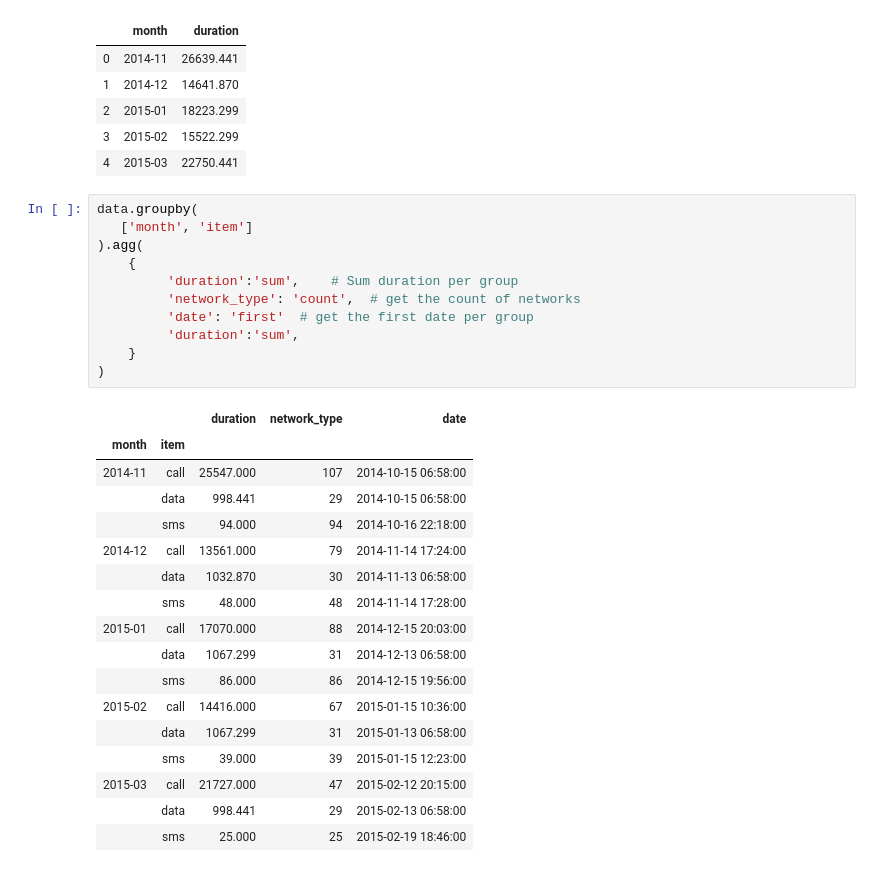
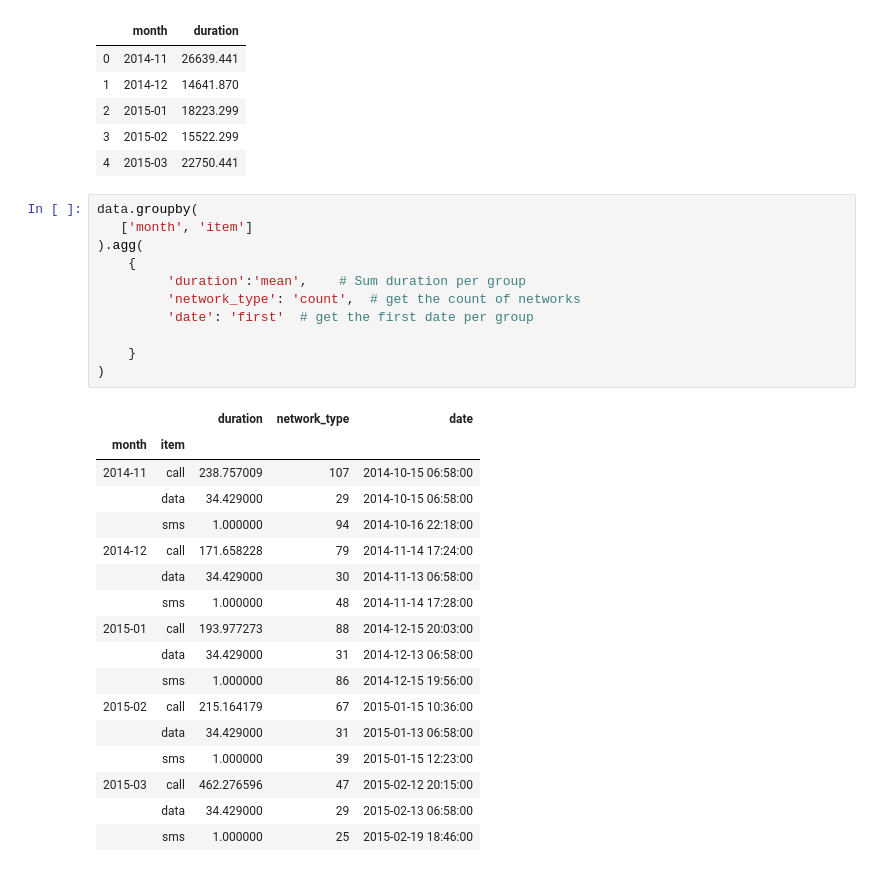
Before and after one commit to vijeeshtp/pandas1, a Jupyter notebook: Untitled.ipynb, the cells around one changed output. Saved outputs shown, nothing was run; the diff lists cells and outputs as text.

```diff
--- a/Untitled.ipynb
+++ b/Untitled.ipynb
@@ -680,30 +705,30 @@ data.groupby('month', as_index=False).agg({"duration": "sum"})
 # %%
 data.groupby(
    ['month', 'item']
 ).agg(
     {
-         'duration':'sum',    # Sum duration per group
+         'duration':'mean',    # Sum duration per group
          'network_type': 'count',  # get the count of networks
          'date': 'first'  # get the first date per group
-         'duration':'sum',
+
     }
 )
 # %% [output]
 |  |  | duration | network_type | date |
 | month | item |  |  |  |
-| 2014-11 | call | 25547.000 | 107 | 2014-10-15 06:58:00 |
-|  | data | 998.441 | 29 | 2014-10-15 06:58:00 |
-|  | sms | 94.000 | 94 | 2014-10-16 22:18:00 |
-| 2014-12 | call | 13561.000 | 79 | 2014-11-14 17:24:00 |
-|  | data | 1032.870 | 30 | 2014-11-13 06:58:00 |
-|  | sms | 48.000 | 48 | 2014-11-14 17:28:00 |
-| 2015-01 | call | 17070.000 | 88 | 2014-12-15 20:03:00 |
-|  | data | 1067.299 | 31 | 2014-12-13 06:58:00 |
-|  | sms | 86.000 | 86 | 2014-12-15 19:56:00 |
-| 2015-02 | call | 14416.000 | 67 | 2015-01-15 10:36:00 |
-|  | data | 1067.299 | 31 | 2015-01-13 06:58:00 |
-|  | sms | 39.000 | 39 | 2015-01-15 12:23:00 |
-| 2015-03 | call | 21727.000 | 47 | 2015-02-12 20:15:00 |
-|  | data | 998.441 | 29 | 2015-02-13 06:58:00 |
-|  | sms | 25.000 | 25 | 2015-02-19 18:46:00 |
+| 2014-11 | call | 238.757009 | 107 | 2014-10-15 06:58:00 |
+|  | data | 34.429000 | 29 | 2014-10-15 06:58:00 |
+|  | sms | 1.000000 | 94 | 2014-10-16 22:18:00 |
+| 2014-12 | call | 171.658228 | 79 | 2014-11-14 17:24:00 |
+|  | data | 34.429000 | 30 | 2014-11-13 06:58:00 |
+|  | sms | 1.000000 | 48 | 2014-11-14 17:28:00 |
+| 2015-01 | call | 193.977273 | 88 | 2014-12-15 20:03:00 |
+|  | data | 34.429000 | 31 | 2014-12-13 06:58:00 |
+|  | sms | 1.000000 | 86 | 2014-12-15 19:56:00 |
+| 2015-02 | call | 215.164179 | 67 | 2015-01-15 10:36:00 |
+|  | data | 34.429000 | 31 | 2015-01-13 06:58:00 |
+|  | sms | 1.000000 | 39 | 2015-01-15 12:23:00 |
+| 2015-03 | call | 462.276596 | 47 | 2015-02-12 20:15:00 |
+|  | data | 34.429000 | 29 | 2015-02-13 06:58:00 |
+|  | sms | 1.000000 | 25 | 2015-02-19 18:46:00 |
 # %%
```
Also changed, not shown: parts of 57 cells of this notebook, 1 other file.
